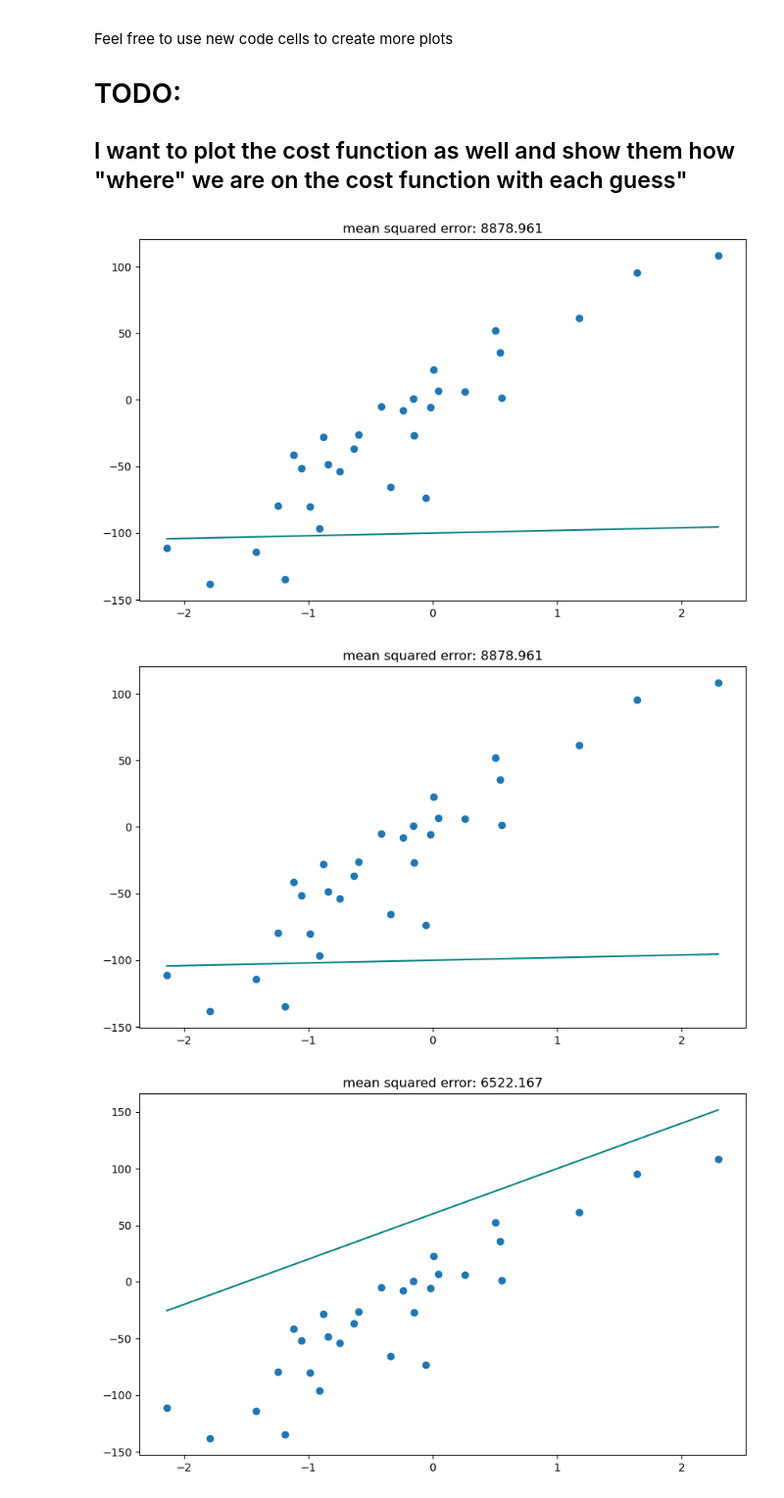
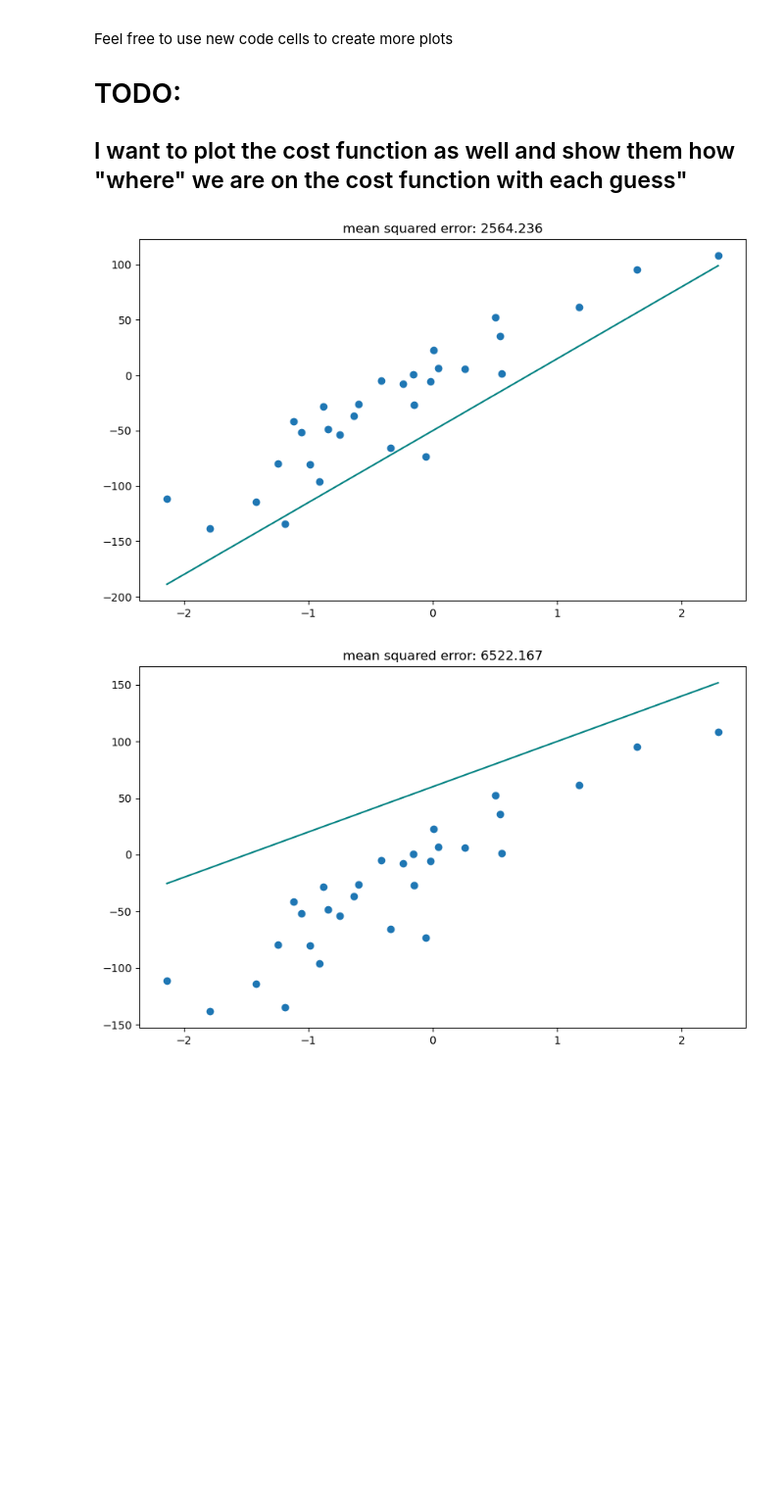
Before and after one commit to KyleSDeveloper/data-science-machine-learning-main, a Jupyter notebook: notebooks/01_linear_regression.ipynb, the cells around one changed output. Shown at 98% size. Saved outputs shown, nothing was run; the diff lists cells and outputs as text; code cells hidden in the pictures; blank space fills up the shorter version.

```diff
--- a/notebooks/01_linear_regression.ipynb
+++ b/notebooks/01_linear_regression.ipynb
@@ -51,11 +48,10 @@ Feel free to use new code cells to create more plots
 ## I want to plot the cost function as well and show them how "where" we are on the cost function with each guess"
 # %%
 # You plug in m and c below
-plot_your_guess(m = 2 , c = -100 )
+plot_your_guess(m = 65 , c = - 50 )
 plt.show()
 # %% [output]
-[figure, old version]
+[figure, new version]
-[figure, removed]
 # %%
 # make a few guesses, see if you can improve your mean squared error (small is better!)
 plot_your_guess(m =40  , c = 60  )
```
Also changed, not shown: parts of 6 cells of this notebook.
